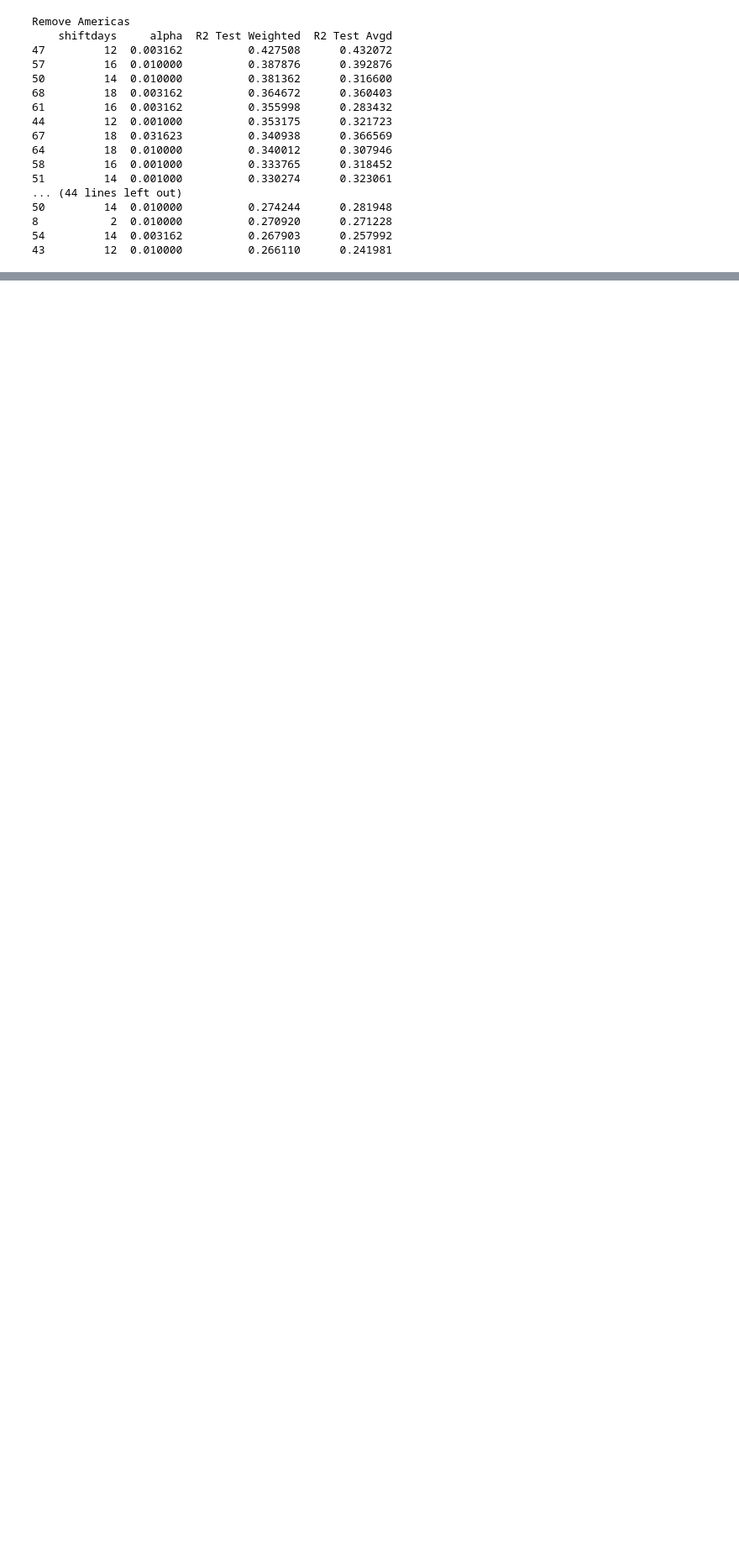
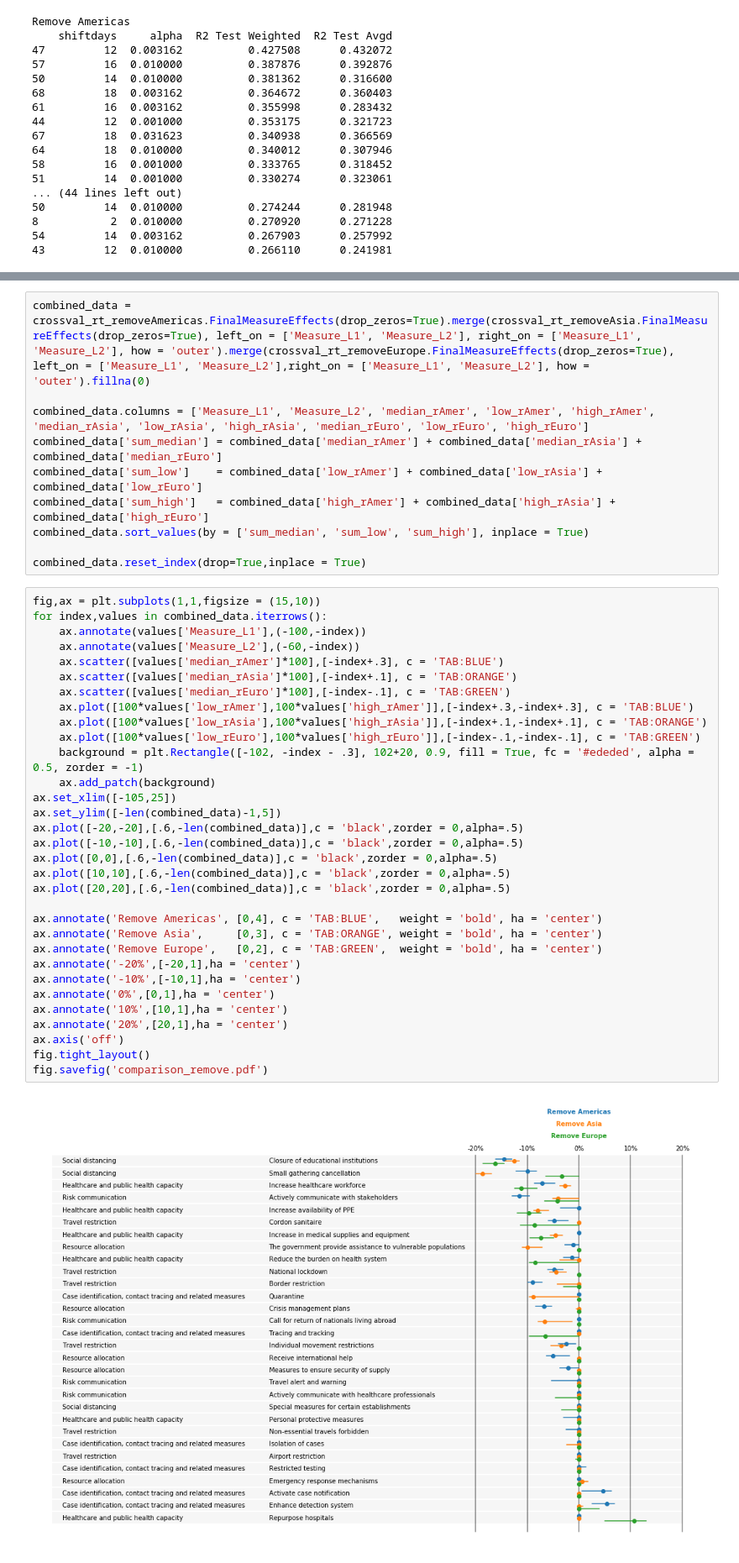
Before and after one commit to lukasgeyrhofer/corona, a Jupyter notebook: NPI measure effects, statistical tests.ipynb, the cells around one changed output, grey strips where cells are left out. Shown at 84% size. Saved outputs shown, nothing was run; the diff lists cells and outputs as text; blank space fills up the shorter version.

```diff
--- a/NPI measure effects, statistical tests.ipynb
+++ b/NPI measure effects, statistical tests.ipynb
@@ -129,0 +119,44 @@ crossval_rt_DateRandom.PlotMeasureListSorted(drop_zeros=True,figsize = (15,8),ti
+# %%
+combined_data = crossval_rt_removeAmericas.FinalMeasureEffects(drop_zeros=True).merge(crossval_rt_removeAsia.FinalMeasureEffects(drop_zeros=True), left_on = ['Measure_L1', 'Measure_L2'], right_on = ['Measure_L1', 'Measure_L2'], how = 'outer').merge(crossval_rt_removeEurope.FinalMeasureEffects(drop_zeros=True), left_on = ['Measure_L1', 'Measure_L2'],right_on = ['Measure_L1', 'Measure_L2'], how = 'outer').fillna(0)
+
+combined_data.columns = ['Measure_L1', 'Measure_L2', 'median_rAmer', 'low_rAmer', 'high_rAmer', 'median_rAsia', 'low_rAsia', 'high_rAsia', 'median_rEuro', 'low_rEuro', 'high_rEuro']
+combined_data['sum_median'] = combined_data['median_rAmer'] + combined_data['median_rAsia'] + combined_data['median_rEuro']
+combined_data['sum_low']    = combined_data['low_rAmer'] + combined_data['low_rAsia'] + combined_data['low_rEuro']
+combined_data['sum_high']   = combined_data['high_rAmer'] + combined_data['high_rAsia'] + combined_data['high_rEuro']
+combined_data.sort_values(by = ['sum_median', 'sum_low', 'sum_high'], inplace = True)
+
+combined_data.reset_index(drop=True,inplace = True)
+# %%
+fig,ax = plt.subplots(1,1,figsize = (15,10))
+for index,values in combined_data.iterrows():
+    ax.annotate(values['Measure_L1'],(-100,-index))
+    ax.annotate(values['Measure_L2'],(-60,-index))
+    ax.scatter([values['median_rAmer']*100],[-index+.3], c = 'TAB:BLUE')
+    ax.scatter([values['median_rAsia']*100],[-index+.1], c = 'TAB:ORANGE')
+    ax.scatter([values['median_rEuro']*100],[-index-.1], c = 'TAB:GREEN')
+    ax.plot([100*values['low_rAmer'],100*values['high_rAmer']],[-index+.3,-index+.3], c = 'TAB:BLUE')
+    ax.plot([100*values['low_rAsia'],100*values['high_rAsia']],[-index+.1,-index+.1], c = 'TAB:ORANGE')
+    ax.plot([100*values['low_rEuro'],100*values['high_rEuro']],[-index-.1,-index-.1], c = 'TAB:GREEN')
+    background = plt.Rectangle([-102, -index - .3], 102+20, 0.9, fill = True, fc = '#ededed', alpha = 0.5, zorder = -1)
+    ax.add_patch(background)
+ax.set_xlim([-105,25])
+ax.set_ylim([-len(combined_data)-1,5])
+ax.plot([-20,-20],[.6,-len(combined_data)],c = 'black',zorder = 0,alpha=.5)
+ax.plot([-10,-10],[.6,-len(combined_data)],c = 'black',zorder = 0,alpha=.5)
+ax.plot([0,0],[.6,-len(combined_data)],c = 'black',zorder = 0,alpha=.5)
+ax.plot([10,10],[.6,-len(combined_data)],c = 'black',zorder = 0,alpha=.5)
+ax.plot([20,20],[.6,-len(combined_data)],c = 'black',zorder = 0,alpha=.5)
+
+ax.annotate('Remove Americas', [0,4], c = 'TAB:BLUE',   weight = 'bold', ha = 'center')
+ax.annotate('Remove Asia',     [0,3], c = 'TAB:ORANGE', weight = 'bold', ha = 'center')
+ax.annotate('Remove Europe',   [0,2], c = 'TAB:GREEN',  weight = 'bold', ha = 'center')
+ax.annotate('-20%',[-20,1],ha = 'center')
+ax.annotate('-10%',[-10,1],ha = 'center')
+ax.annotate('0%',[0,1],ha = 'center')
+ax.annotate('10%',[10,1],ha = 'center')
+ax.annotate('20%',[20,1],ha = 'center')
+ax.axis('off')
+fig.tight_layout()
+fig.savefig('comparison_remove.pdf')
+# %% [output]
+[figure, added]
```
Also changed, not shown: parts of 5 cells of this notebook.
